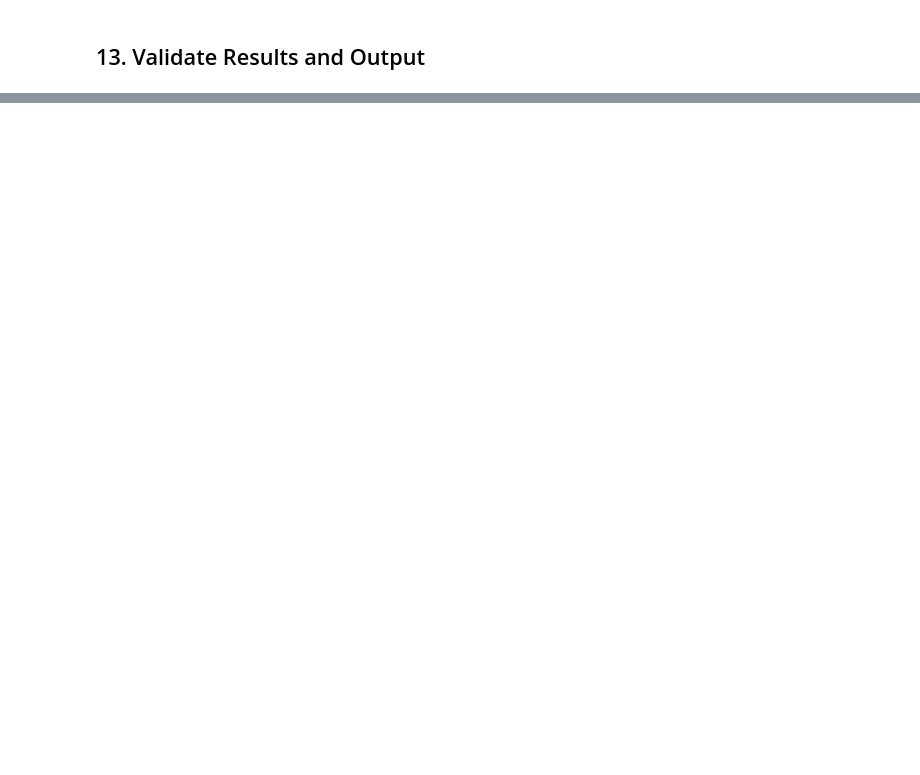
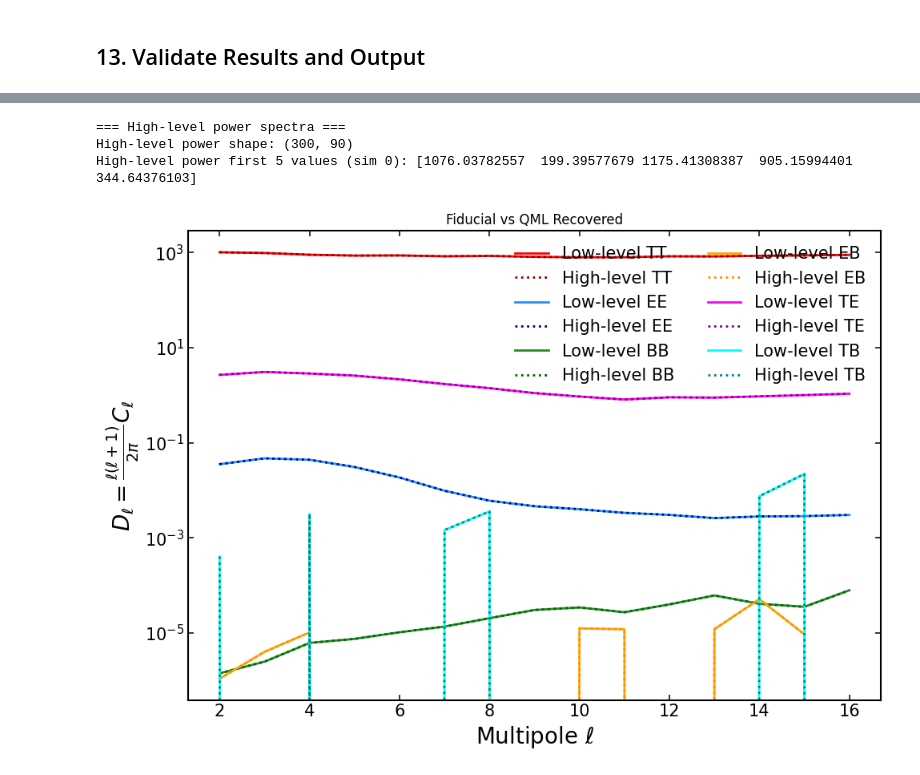
Before and after one commit to ggalloni/CosmoForge, a Jupyter notebook: src/cosmoforge.quelo/notebooks/all_TQU_spectra.ipynb, the cells around one changed output, grey strips where cells are left out. Cells and saved outputs as stored; diff of their text form; code cells hidden in the pictures; blank space fills up the shorter version.

```diff
--- a/src/cosmoforge.quelo/notebooks/all_TQU_spectra.ipynb
+++ b/src/cosmoforge.quelo/notebooks/all_TQU_spectra.ipynb
@@ -705,0 +709,51 @@ TB: QML mean = 0.000 ± 0.011
+# %%
+print("=== High-level power spectra ===")
+print(f"High-level power shape: {high_lev_power_spectra.shape}")
+print(f"High-level power first 5 values (sim 0): {high_lev_power_spectra[0, :5]}")
+
+# Create diagnostic plots
+fig, ax = plt.subplots()
+
+# Define colors and labels
+colors = ["red", "dodgerblue", "forestgreen", "orange", "magenta", "cyan"]
+high_colors = ["darkred", "darkblue", "darkgreen", "darkorange", "purple", "teal"]
+
+# Plot computed spectra for comparison
+for ispec, spec_label in enumerate(spectra.collection.spectra_labels):
+    start_idx = ispec * n_ell
+    end_idx = (ispec + 1) * n_ell
+
+    # Plot computed spectrum (average over simulations)
+    computed = power_spectra[:, start_idx:end_idx].mean(axis=0)
+    computed_test = high_lev_power_spectra[:, start_idx:end_idx].mean(axis=0)
+
+    ell_mask = (ell >= 2) & (ell <= spectra.params.lmax)
+    ell_plot = ell[ell_mask]
+
+    ax.plot(
+        ell_plot,
+        computed,
+        color=colors[ispec],
+        label=f"Low-level {spec_label}",
+        alpha=1,
+    )
+    ax.plot(
+        ell_plot,
+        computed_test,
+        ":",
+        color=high_colors[ispec],
+        label=f"High-level {spec_label}",
+        alpha=1,
+    )
+
+ax.set_xlabel(r"Multipole $\ell$")
+ax.set_ylabel(r"$D_\ell = \frac{{\ell(\ell+1)}}{{2π}}C_\ell$")
+ax.set_title("Fiducial vs QML Recovered")
+ax.legend(ncol=2)
+ax.set_yscale("log")
+plt.show()
+# %% [output]
+=== High-level power spectra ===
+High-level power shape: (300, 90)
+High-level power first 5 values (sim 0): [1076.03782557  199.39577679 1175.41308387  905.15994401  344.64376103]
+[figure, added]
```
Also changed, not shown: parts of 9 cells of this notebook, 11 other files.
